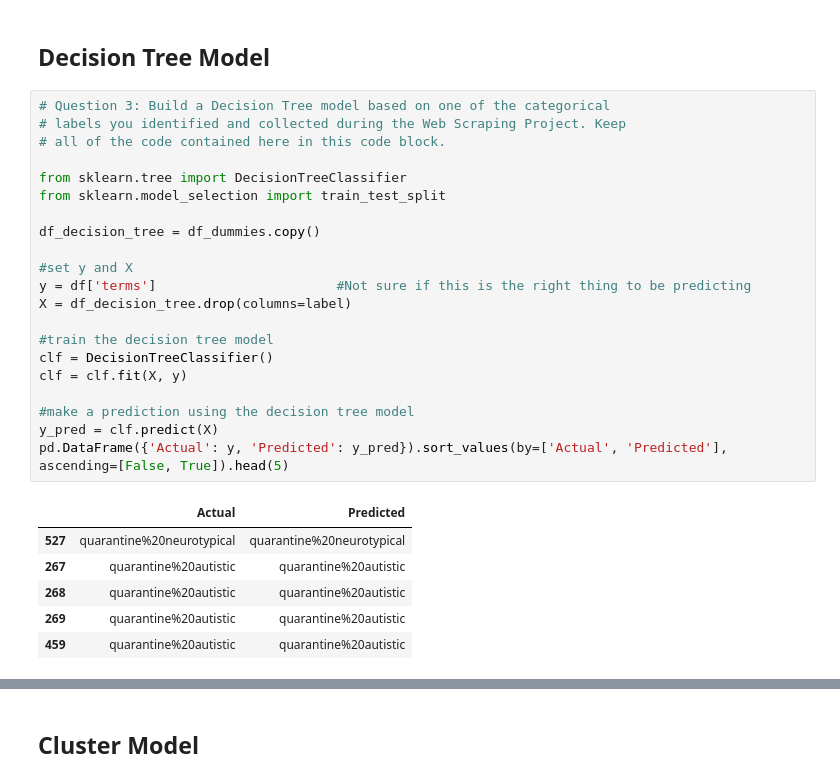
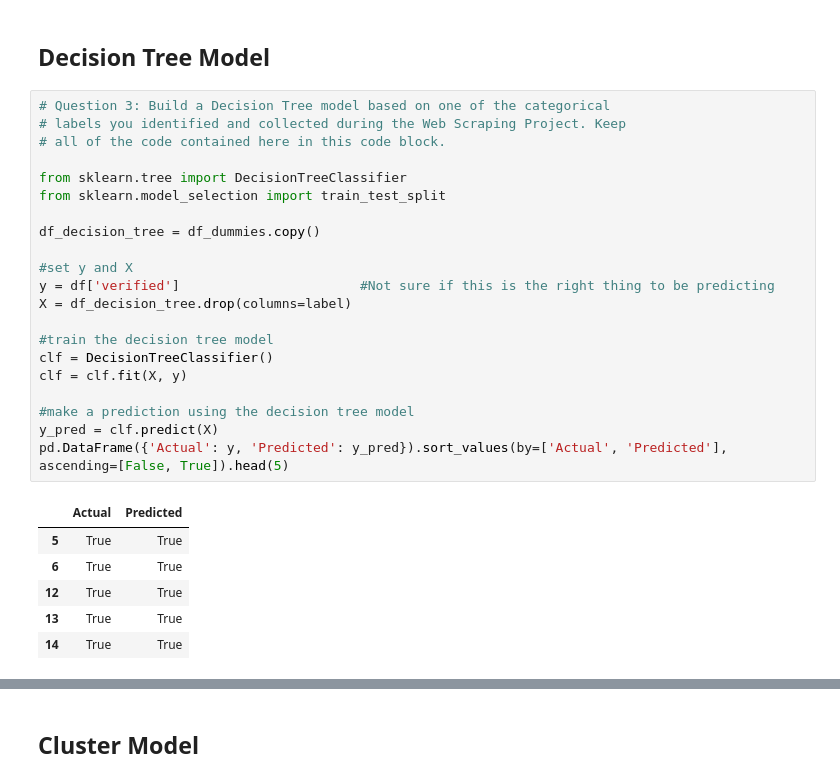
Before and after one commit to idayley/IS455, a Jupyter notebook: 1 Checkpoints/10 Modeling Project/Checkpoint_Modeling_project.ipynb, the cells around one changed output, grey strips where cells are left out. Cells and saved outputs as stored; diff of their text form.

```diff
--- a/1 Checkpoints/10 Modeling Project/Checkpoint_Modeling_project.ipynb
+++ b/1 Checkpoints/10 Modeling Project/Checkpoint_Modeling_project.ipynb
@@ -159,31 +159,31 @@ Final R squared 0.12294934900754606
 # %%
 # Question 3: Build a Decision Tree model based on one of the categorical
 # labels you identified and collected during the Web Scraping Project. Keep
 # all of the code contained here in this code block.
 
 from sklearn.tree import DecisionTreeClassifier
 from sklearn.model_selection import train_test_split
 
 df_decision_tree = df_dummies.copy()
 
 #set y and X
-y = df['terms']                       #Not sure if this is the right thing to be predicting
+y = df['verified']                       #Not sure if this is the right thing to be predicting
 X = df_decision_tree.drop(columns=label)
 
 #train the decision tree model
 clf = DecisionTreeClassifier()
 clf = clf.fit(X, y)
 
 #make a prediction using the decision tree model
 y_pred = clf.predict(X)
 pd.DataFrame({'Actual': y, 'Predicted': y_pred}).sort_values(by=['Actual', 'Predicted'], ascending=[False, True]).head(5)
 # %% [output]
 |  | Actual | Predicted |
-| 527 | quarantine%20neurotypical | quarantine%20neurotypical |
-| 267 | quarantine%20autistic | quarantine%20autistic |
-| 268 | quarantine%20autistic | quarantine%20autistic |
-| 269 | quarantine%20autistic | quarantine%20autistic |
-| 459 | quarantine%20autistic | quarantine%20autistic |
+| 5 | True | True |
+| 6 | True | True |
+| 12 | True | True |
+| 13 | True | True |
+| 14 | True | True |
 # %%
 # Question 4: Create a visualization of the Decision Tree model so that
 # you can interpret the results
```
Also changed, not shown: parts of 2 cells of this notebook, 2 other files.
